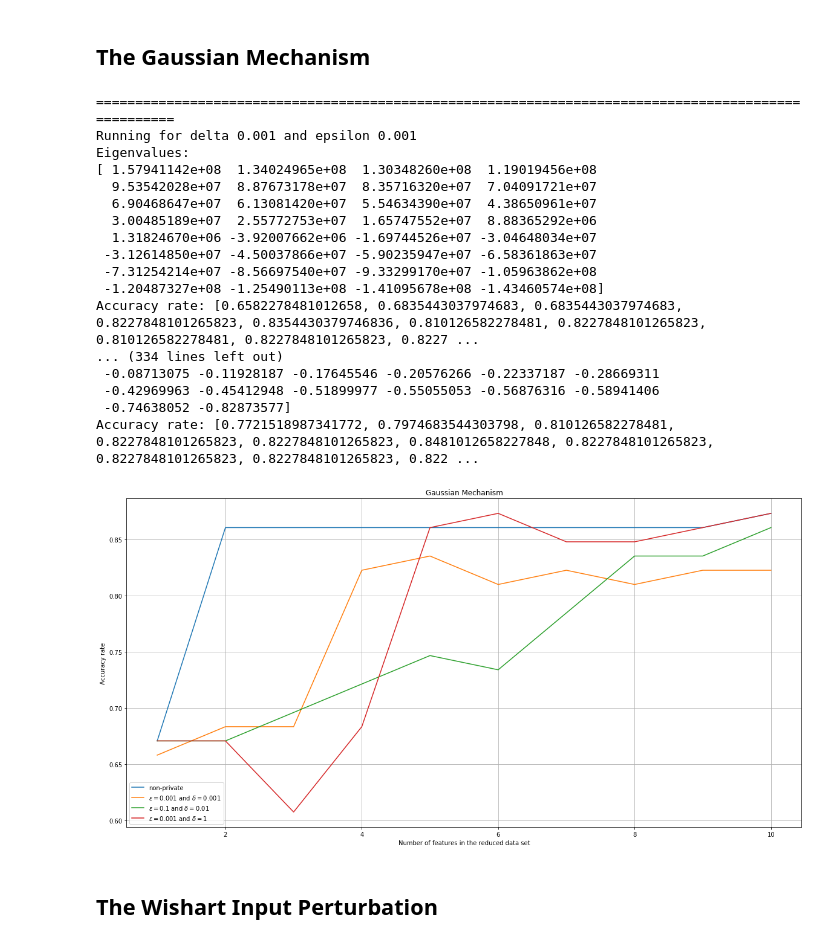
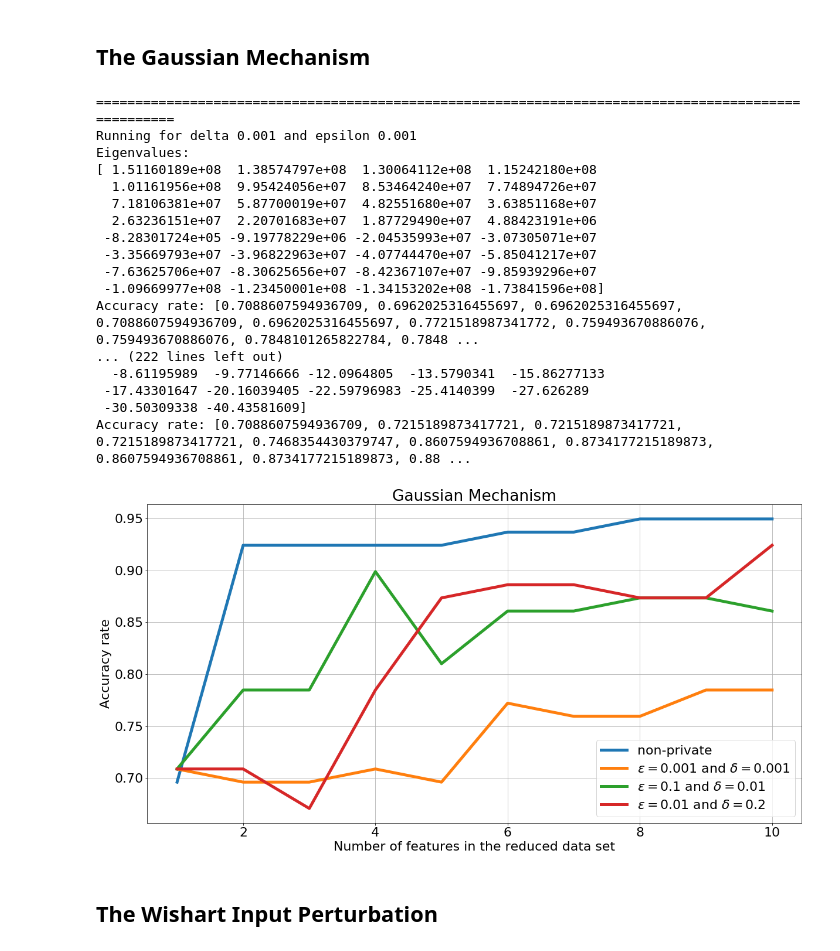
Before and after one commit to andrei-comanescu/dp_seminar, a Jupyter notebook: pca_logistic_regression.ipynb, the cells around one changed output. Cells and saved outputs as stored; diff of their text form; code cells hidden in the pictures.

```diff
--- a/pca_logistic_regression.ipynb
+++ b/pca_logistic_regression.ipynb
@@ -126,7 +126,7 @@ Accuracy rate: [0.6708860759493671, 0.8607594936708861, 0.8607594936708861, 0.86
 # %% [markdown]
 ## The Gaussian Mechanism
 # %%
-delta   = [0.001, 0.01, 0.1, 0.5, 1, 1.2]
+delta   = [0.001, 0.01, 0.1, 0.2]
 epsilon = [0.001, 0.01, 0.1, 0.5, 1]
 
 accuracy_gaussian_mechanism = []
@@ -164,35 +164,38 @@ for _delta in delta:
 ====================================================================================================
 Running for delta 0.001 and epsilon 0.001
 Eigenvalues:
-[ 1.57941142e+08  1.34024965e+08  1.30348260e+08  1.19019456e+08
-  9.53542028e+07  8.87673178e+07  8.35716320e+07  7.04091721e+07
-  6.90468647e+07  6.13081420e+07  5.54634390e+07  4.38650961e+07
-  3.00485189e+07  2.55772753e+07  1.65747552e+07  8.88365292e+06
-  1.31824670e+06 -3.92007662e+06 -1.69744526e+07 -3.04648034e+07
- -3.12614850e+07 -4.50037866e+07 -5.90235947e+07 -6.58361863e+07
- -7.31254214e+07 -8.56697540e+07 -9.33299170e+07 -1.05963862e+08
- -1.20487327e+08 -1.25490113e+08 -1.41095678e+08 -1.43460574e+08]
-Accuracy rate: [0.6582278481012658, 0.6835443037974683, 0.6835443037974683, 0.8227848101265823, 0.8354430379746836, 0.810126582278481, 0.8227848101265823, 0.810126582278481, 0.8227848101265823, 0.8227 ...
-... (334 lines left out)
- -0.08713075 -0.11928187 -0.17645546 -0.20576266 -0.22337187 -0.28669311
- -0.42969963 -0.45412948 -0.51899977 -0.55055053 -0.56876316 -0.58941406
- -0.74638052 -0.82873577]
-Accuracy rate: [0.7721518987341772, 0.7974683544303798, 0.810126582278481, 0.8227848101265823, 0.8227848101265823, 0.8481012658227848, 0.8227848101265823, 0.8227848101265823, 0.8227848101265823, 0.822 ...
+[ 1.51160189e+08  1.38574797e+08  1.30064112e+08  1.15242180e+08
+  1.01161956e+08  9.95424056e+07  8.53464240e+07  7.74894726e+07
+  7.18106381e+07  5.87700019e+07  4.82551680e+07  3.63851168e+07
+  2.63236151e+07  2.20701683e+07  1.87729490e+07  4.88423191e+06
+ -8.28301724e+05 -9.19778229e+06 -2.04535993e+07 -3.07305071e+07
+ -3.35669793e+07 -3.96822963e+07 -4.07744470e+07 -5.85041217e+07
+ -7.63625706e+07 -8.30625656e+07 -8.42367107e+07 -9.85939296e+07
+ -1.09669977e+08 -1.23450001e+08 -1.34153202e+08 -1.73841596e+08]
+Accuracy rate: [0.7088607594936709, 0.6962025316455697, 0.6962025316455697, 0.7088607594936709, 0.6962025316455697, 0.7721518987341772, 0.759493670886076, 0.759493670886076, 0.7848101265822784, 0.7848 ...
+... (222 lines left out)
+  -8.61195989  -9.77146666 -12.0964805  -13.5790341  -15.86277133
+ -17.43301647 -20.16039405 -22.59796983 -25.4140399  -27.626289
+ -30.50309338 -40.43581609]
+Accuracy rate: [0.7088607594936709, 0.7215189873417721, 0.7215189873417721, 0.7215189873417721, 0.7468354430379747, 0.8607594936708861, 0.8734177215189873, 0.8607594936708861, 0.8734177215189873, 0.88 ...
 # %%
 fig = plt.figure(figsize = (20, 10))
 ax  = fig.add_subplot(1, 1, 1)
 plt.grid()
+plt.rcParams.update({'font.size': 22})
 plt.xlabel("Number of features in the reduced data set")
 plt.ylabel("Accuracy rate")
 plt.title("Gaussian Mechanism")
-plt.plot(range(1, 11), accuracy, label = 'non-private')
-plt.plot(range(1, 11), accuracy_gaussian_mechanism[0], label = '$\epsilon = 0.001$ and $\delta = 0.001$')
-plt.plot(range(1, 11), accuracy_gaussian_mechanism[7], label = '$\epsilon = 0.1$ and $\delta = 0.01$')
-plt.plot(range(1, 11), accuracy_gaussian_mechanism[20], label = '$\epsilon = 0.001$ and $\delta = 1$')
+plt.plot(range(1, 11), accuracy, label = 'non-private', linewidth = 5)
+plt.plot(range(1, 11), accuracy_gaussian_mechanism[0], label = '$\epsilon = 0.001$ and $\delta = 0.001$', linewidth = 5)
+plt.plot(range(1, 11), accuracy_gaussian_mechanism[7], label = '$\epsilon = 0.1$ and $\delta = 0.01$', linewidth = 5)
+plt.plot(range(1, 11), accuracy_gaussian_mechanism[16], label = '$\epsilon = 0.01$ and $\delta = 0.2$', linewidth = 5)
 plt.legend(loc = 'best')
 plt.show()
+
+fig.savefig('gaussian_mechanism_logistics.pdf')
 # %% [output]
-[figure, old version]
+[figure, new version]
 # %% [markdown]
 ## The Wishart Input Perturbation
 # %%
```
Also changed, not shown: parts of 7 cells of this notebook, 2 other files.
